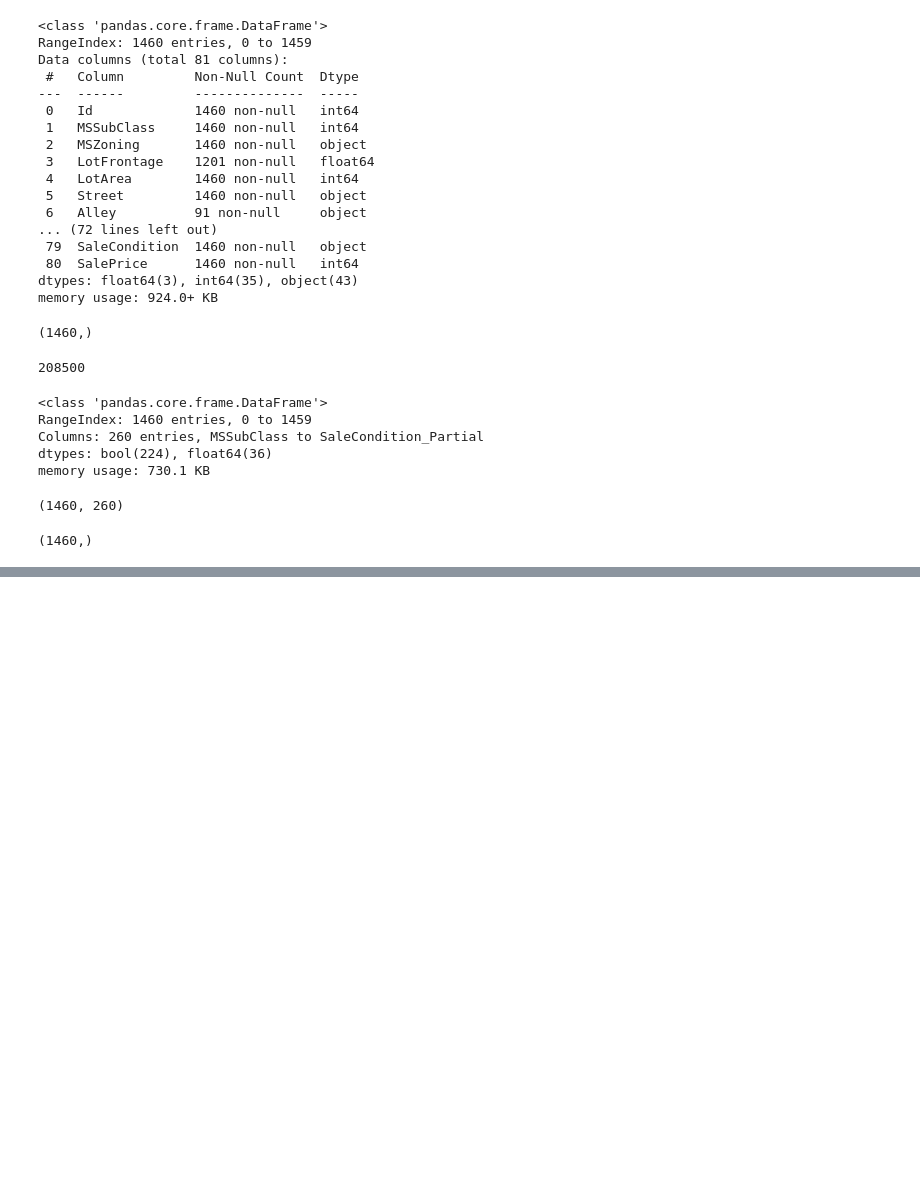
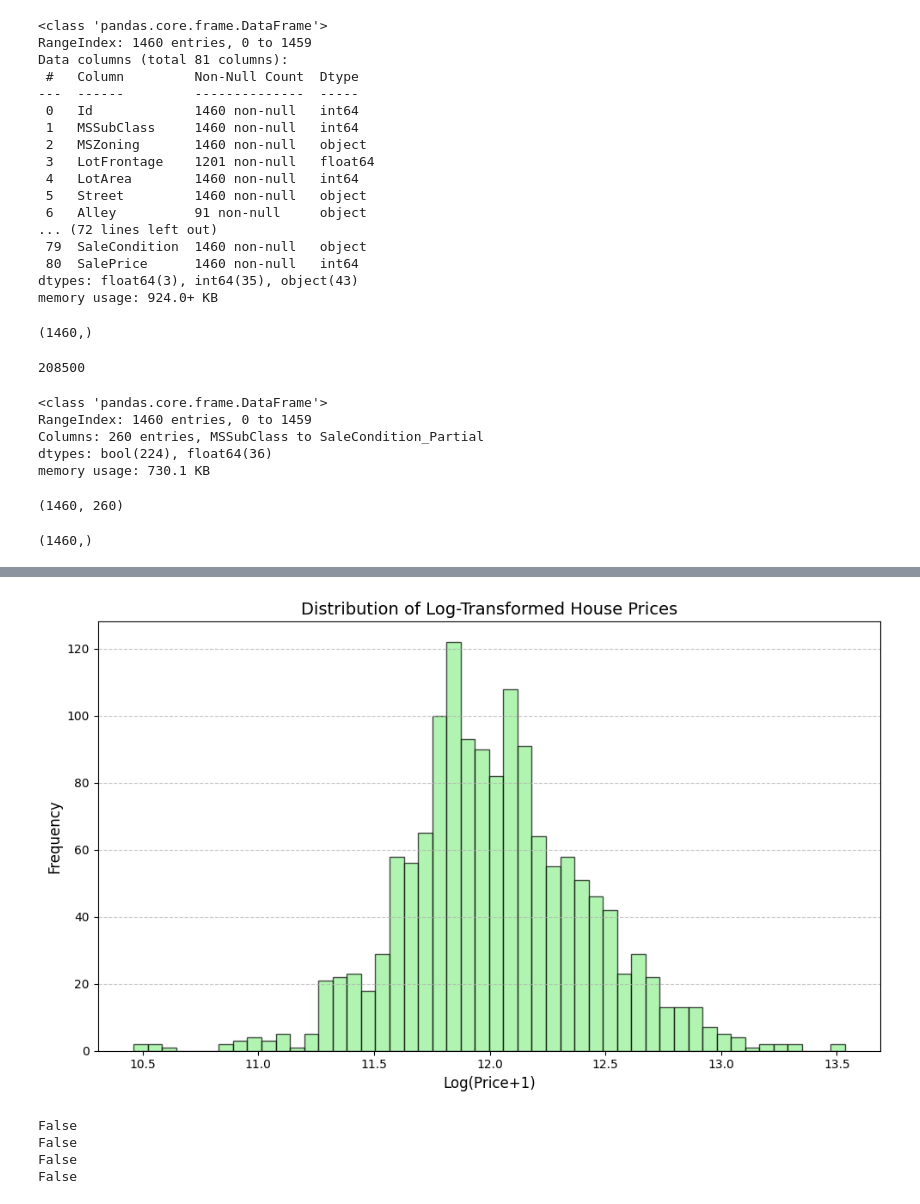
Before and after one commit to cwh611/kaggle, a Jupyter notebook: ames_housing_prices/main.ipynb, the cells around one changed output, grey strips where cells are left out. Saved outputs shown, nothing was run; the diff lists cells and outputs as text; code cells hidden in the pictures; blank space fills up the shorter version.

```diff
--- a/ames_housing_prices/main.ipynb
+++ b/ames_housing_prices/main.ipynb
@@ -205,0 +142,2 @@ submission.to_csv('submission.csv', index=False)
+# %%
+y_train_log_pre = np.log1p(y_train)
@@ -205,0 +244,21 @@ submission.to_csv('submission.csv', index=False)
+# %%
+plt.figure(figsize=(10, 6))
+plt.hist(y_train_log_pre, bins=50, color='lightgreen', edgecolor='black', alpha=0.7)
+plt.title('Distribution of Log-Transformed House Prices', fontsize=14)
+plt.xlabel('Log(Price+1)', fontsize=12)
+plt.ylabel('Frequency', fontsize=12)
+plt.grid(axis='y', linestyle='--', alpha=0.7)
+plt.tight_layout()
+plt.show()
+# %% [output]
+[figure, added]
+# %%
+print(np.any(np.isnan(x_train)))
+print(np.any(np.isnan(y_train_log)))
+print(np.any(np.isinf(x_train)))
+print(np.any(np.isinf(y_train_log)))
+# %% [output]
+False
+False
+False
+False
```
Also changed, not shown: parts of 41 cells of this notebook, 2 other files.
